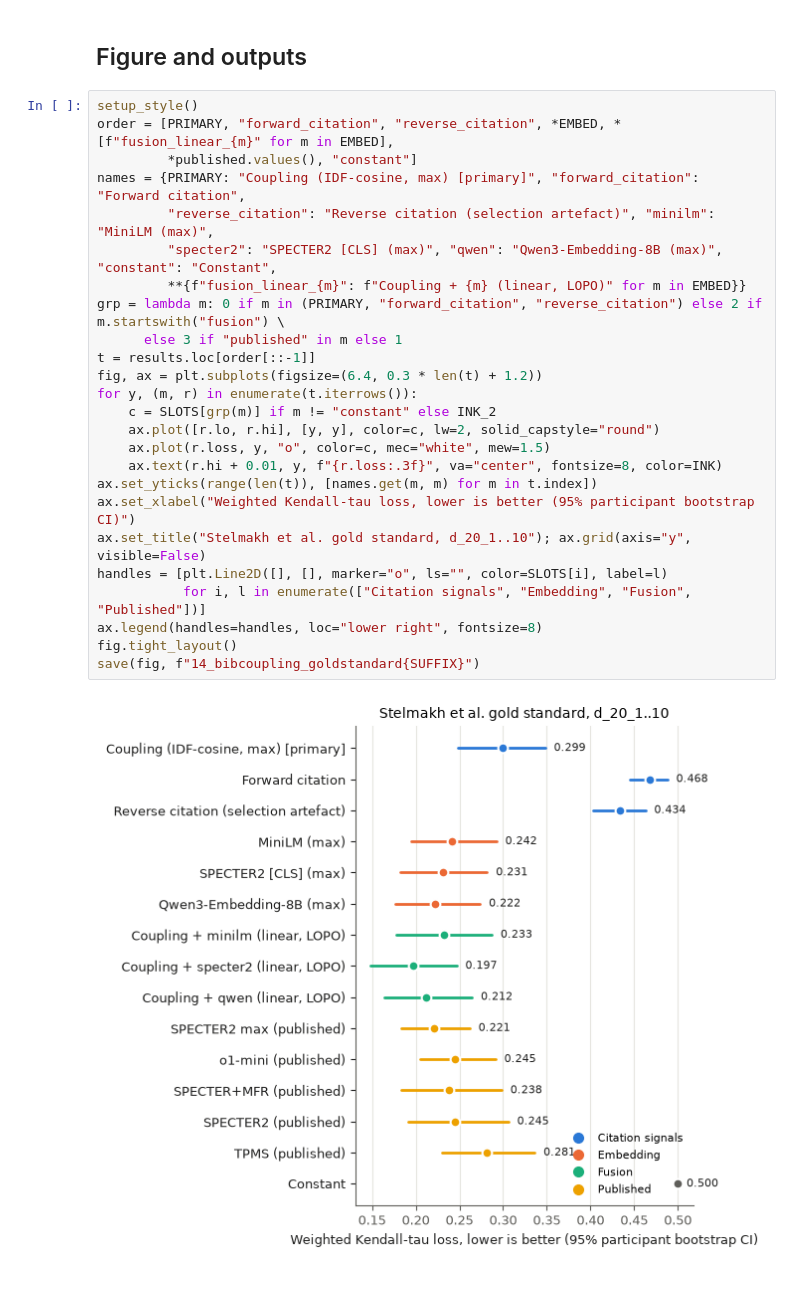
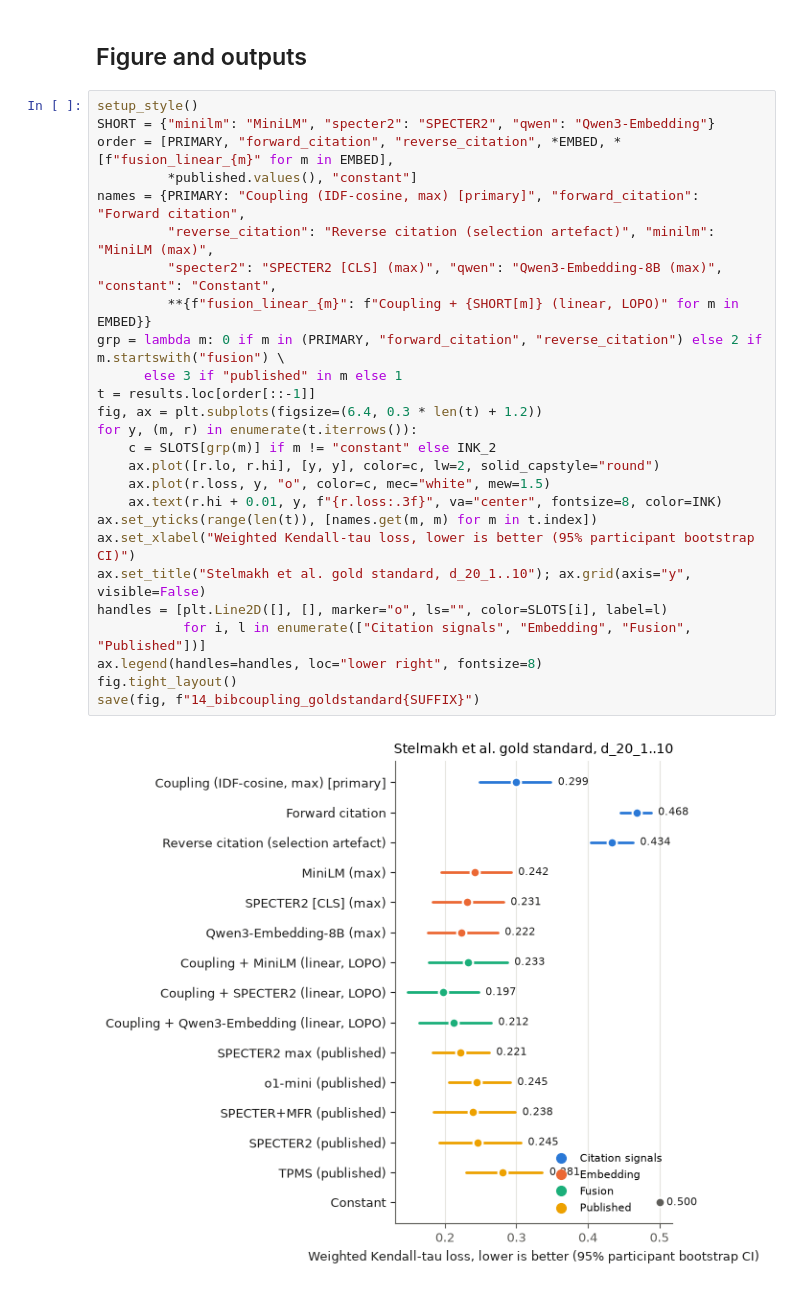
Before and after one commit to senaoz/SWE-599, a Jupyter notebook: research/v2/14_bibcoupling_goldstandard.ipynb, the cells around one changed output. Drawn from its saved outputs; the diff is of its cells as text.

Commit message:
Use model names in notebook 14 fusion labels

```diff
--- a/research/v2/14_bibcoupling_goldstandard.ipynb
+++ b/research/v2/14_bibcoupling_goldstandard.ipynb
@@ -427,31 +427,32 @@ pd.DataFrame(ex)
 ## Figure and outputs
 # %%
 setup_style()
+SHORT = {"minilm": "MiniLM", "specter2": "SPECTER2", "qwen": "Qwen3-Embedding"}
 order = [PRIMARY, "forward_citation", "reverse_citation", *EMBED, *[f"fusion_linear_{m}" for m in EMBED],
          *published.values(), "constant"]
 names = {PRIMARY: "Coupling (IDF-cosine, max) [primary]", "forward_citation": "Forward citation",
          "reverse_citation": "Reverse citation (selection artefact)", "minilm": "MiniLM (max)",
          "specter2": "SPECTER2 [CLS] (max)", "qwen": "Qwen3-Embedding-8B (max)", "constant": "Constant",
-         **{f"fusion_linear_{m}": f"Coupling + {m} (linear, LOPO)" for m in EMBED}}
+         **{f"fusion_linear_{m}": f"Coupling + {SHORT[m]} (linear, LOPO)" for m in EMBED}}
 grp = lambda m: 0 if m in (PRIMARY, "forward_citation", "reverse_citation") else 2 if m.startswith("fusion") \
       else 3 if "published" in m else 1
 t = results.loc[order[::-1]]
 fig, ax = plt.subplots(figsize=(6.4, 0.3 * len(t) + 1.2))
 for y, (m, r) in enumerate(t.iterrows()):
     c = SLOTS[grp(m)] if m != "constant" else INK_2
     ax.plot([r.lo, r.hi], [y, y], color=c, lw=2, solid_capstyle="round")
     ax.plot(r.loss, y, "o", color=c, mec="white", mew=1.5)
     ax.text(r.hi + 0.01, y, f"{r.loss:.3f}", va="center", fontsize=8, color=INK)
 ax.set_yticks(range(len(t)), [names.get(m, m) for m in t.index])
 ax.set_xlabel("Weighted Kendall-tau loss, lower is better (95% participant bootstrap CI)")
 ax.set_title("Stelmakh et al. gold standard, d_20_1..10"); ax.grid(axis="y", visible=False)
 handles = [plt.Line2D([], [], marker="o", ls="", color=SLOTS[i], label=l)
            for i, l in enumerate(["Citation signals", "Embedding", "Fusion", "Published"])]
 ax.legend(handles=handles, loc="lower right", fontsize=8)
 fig.tight_layout()
 save(fig, f"14_bibcoupling_goldstandard{SUFFIX}")
 # %% [output]
-[figure, old version]
+[figure, new version]
 # %%
 for name in [PRIMARY, "forward_citation", "reverse_citation", *EMBED, *[f"fusion_{f}_{m}" for f in ("linear", "rrf") for m in EMBED]]:
     algo = name.replace("_", "-")
```
Also changed, not shown: parts of 3 cells of this notebook, 2 other files.
